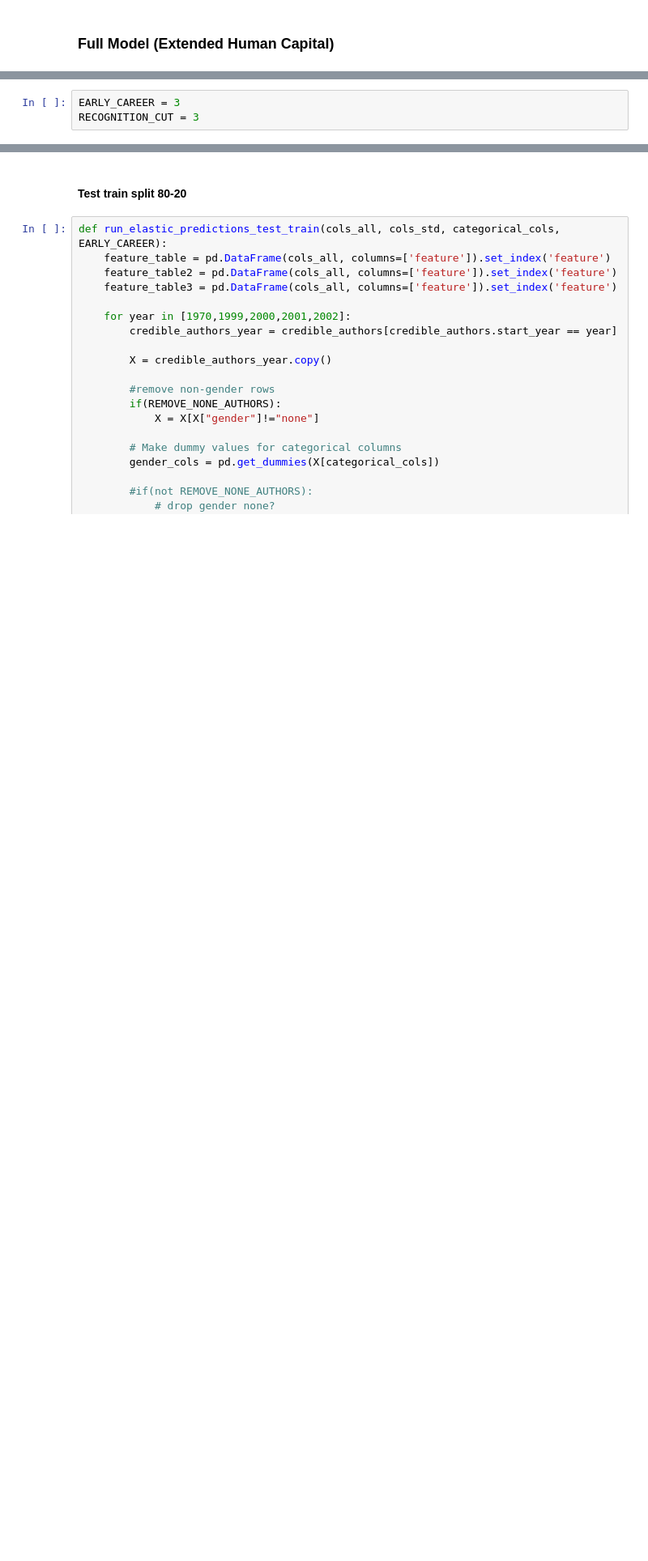
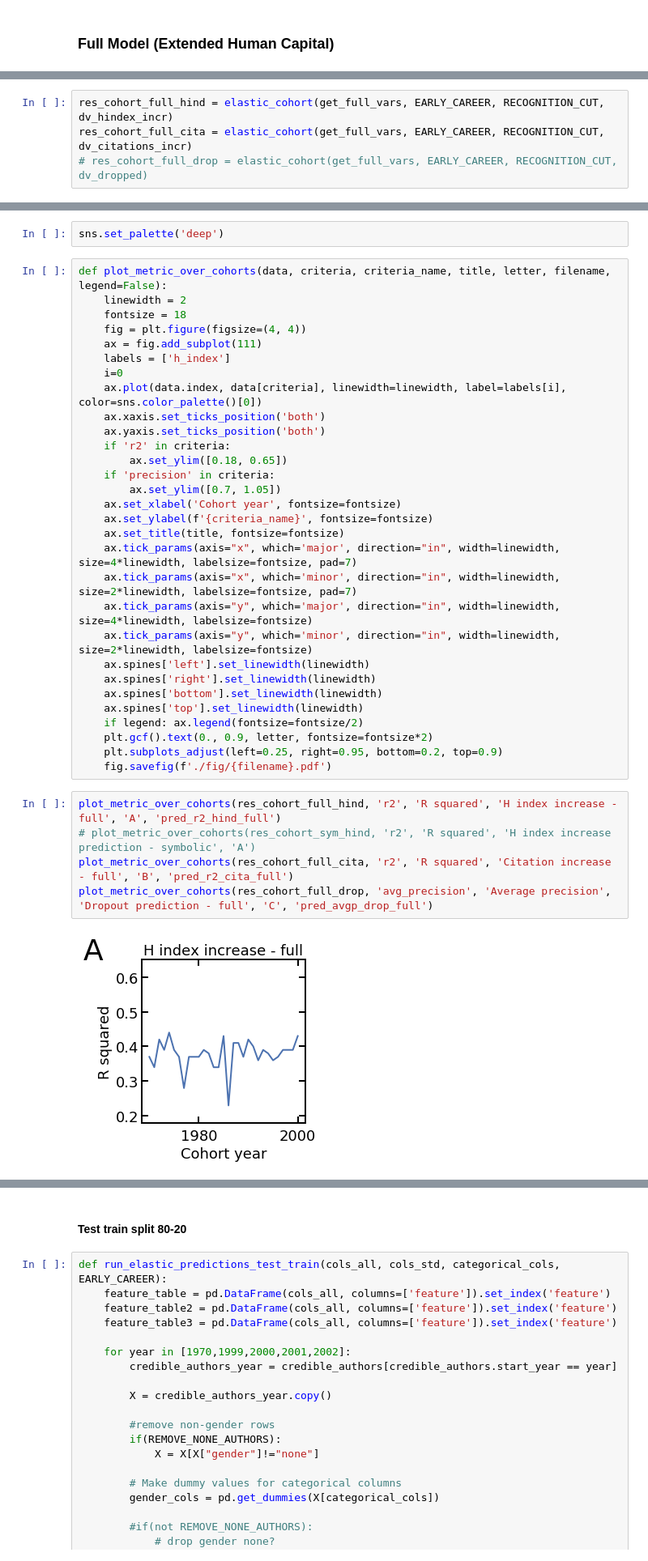
Before and after one commit to gesiscss/inequality, a Jupyter notebook: 3. Correlations and Linear.ipynb, the cells around one changed output, grey strips where cells are left out. Shown at 81% size. Drawn from its saved outputs; the diff is of its cells as text; blank space fills up the shorter version.

```diff
--- a/3. Correlations and Linear.ipynb
+++ b/3. Correlations and Linear.ipynb
@@ -944,3 +676,0 @@ def results_to_latex(results, name):
-# %%
-EARLY_CAREER = 3
-RECOGNITION_CUT = 3
@@ -1183,0 +677,4 @@ results3
+# %%
+res_cohort_full_hind = elastic_cohort(get_full_vars, EARLY_CAREER, RECOGNITION_CUT, dv_hindex_incr)
+res_cohort_full_cita = elastic_cohort(get_full_vars, EARLY_CAREER, RECOGNITION_CUT, dv_citations_incr)
+# res_cohort_full_drop = elastic_cohort(get_full_vars, EARLY_CAREER, RECOGNITION_CUT, dv_dropped)
@@ -1183,0 +705,39 @@ results3
+# %%
+sns.set_palette('deep')
+# %%
+def plot_metric_over_cohorts(data, criteria, criteria_name, title, letter, filename, legend=False):
+    linewidth = 2
+    fontsize = 18
+    fig = plt.figure(figsize=(4, 4))
+    ax = fig.add_subplot(111)
+    labels = ['h_index']
+    i=0
+    ax.plot(data.index, data[criteria], linewidth=linewidth, label=labels[i], color=sns.color_palette()[0])
+    ax.xaxis.set_ticks_position('both')
+    ax.yaxis.set_ticks_position('both')
+    if 'r2' in criteria:
+        ax.set_ylim([0.18, 0.65])
+    if 'precision' in criteria:
+        ax.set_ylim([0.7, 1.05])
+    ax.set_xlabel('Cohort year', fontsize=fontsize)
+    ax.set_ylabel(f'{criteria_name}', fontsize=fontsize)
+    ax.set_title(title, fontsize=fontsize)
+    ax.tick_params(axis="x", which='major', direction="in", width=linewidth, size=4*linewidth, labelsize=fontsize, pad=7)
+    ax.tick_params(axis="x", which='minor', direction="in", width=linewidth, size=2*linewidth, labelsize=fontsize, pad=7)
+    ax.tick_params(axis="y", which='major', direction="in", width=linewidth, size=4*linewidth, labelsize=fontsize)
+    ax.tick_params(axis="y", which='minor', direction="in", width=linewidth, size=2*linewidth, labelsize=fontsize)
+    ax.spines['left'].set_linewidth(linewidth)
+    ax.spines['right'].set_linewidth(linewidth)
+    ax.spines['bottom'].set_linewidth(linewidth)
+    ax.spines['top'].set_linewidth(linewidth)
+    if legend: ax.legend(fontsize=fontsize/2)
+    plt.gcf().text(0., 0.9, letter, fontsize=fontsize*2)
+    plt.subplots_adjust(left=0.25, right=0.95, bottom=0.2, top=0.9)
+    fig.savefig(f'./fig/{filename}.pdf')
+# %%
+plot_metric_over_cohorts(res_cohort_full_hind, 'r2', 'R squared', 'H index increase - full', 'A', 'pred_r2_hind_full')
+# plot_metric_over_cohorts(res_cohort_sym_hind, 'r2', 'R squared', 'H index increase prediction - symbolic', 'A')
+plot_metric_over_cohorts(res_cohort_full_cita, 'r2', 'R squared', 'Citation increase - full', 'B', 'pred_r2_cita_full')
+plot_metric_over_cohorts(res_cohort_full_drop, 'avg_precision', 'Average precision', 'Dropout prediction - full', 'C', 'pred_avgp_drop_full')
+# %% [output]
+[figure, added]
```
Also changed, not shown: parts of 116 cells of this notebook, 8 other files.
